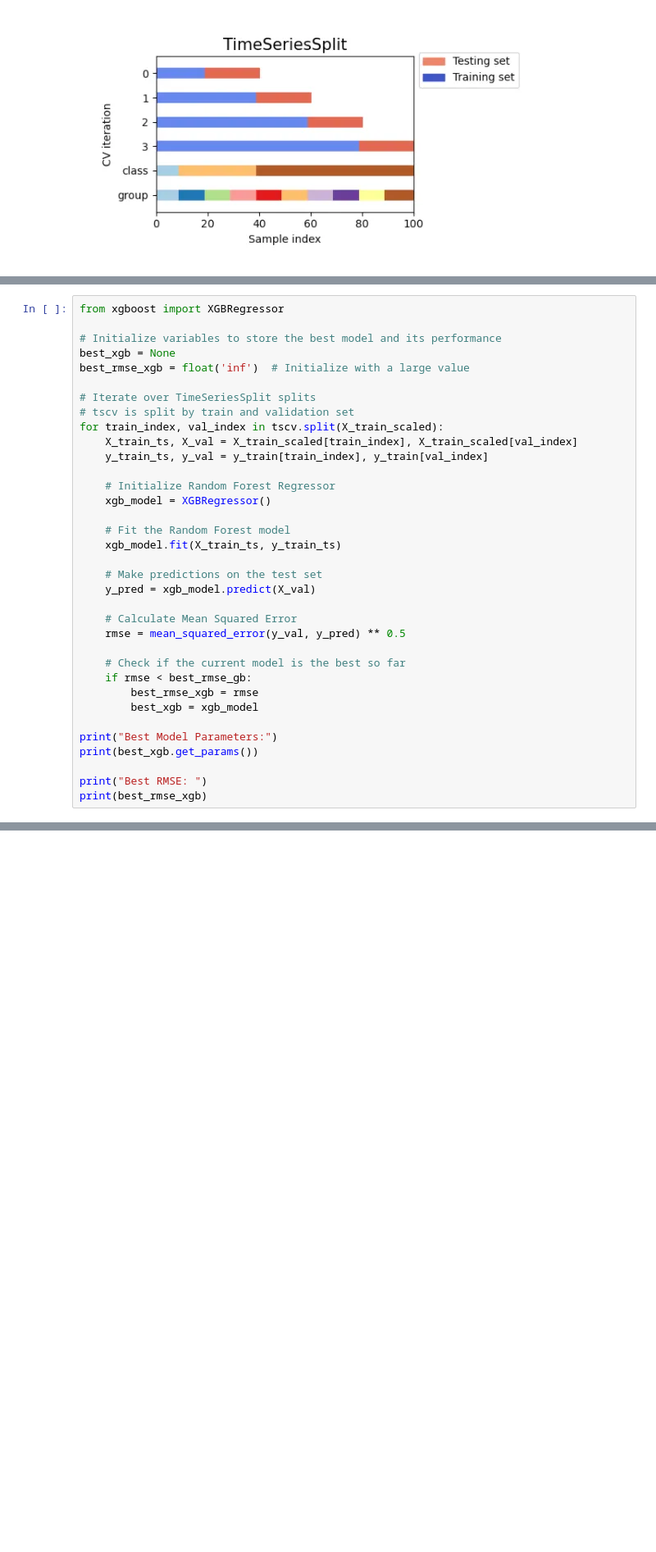
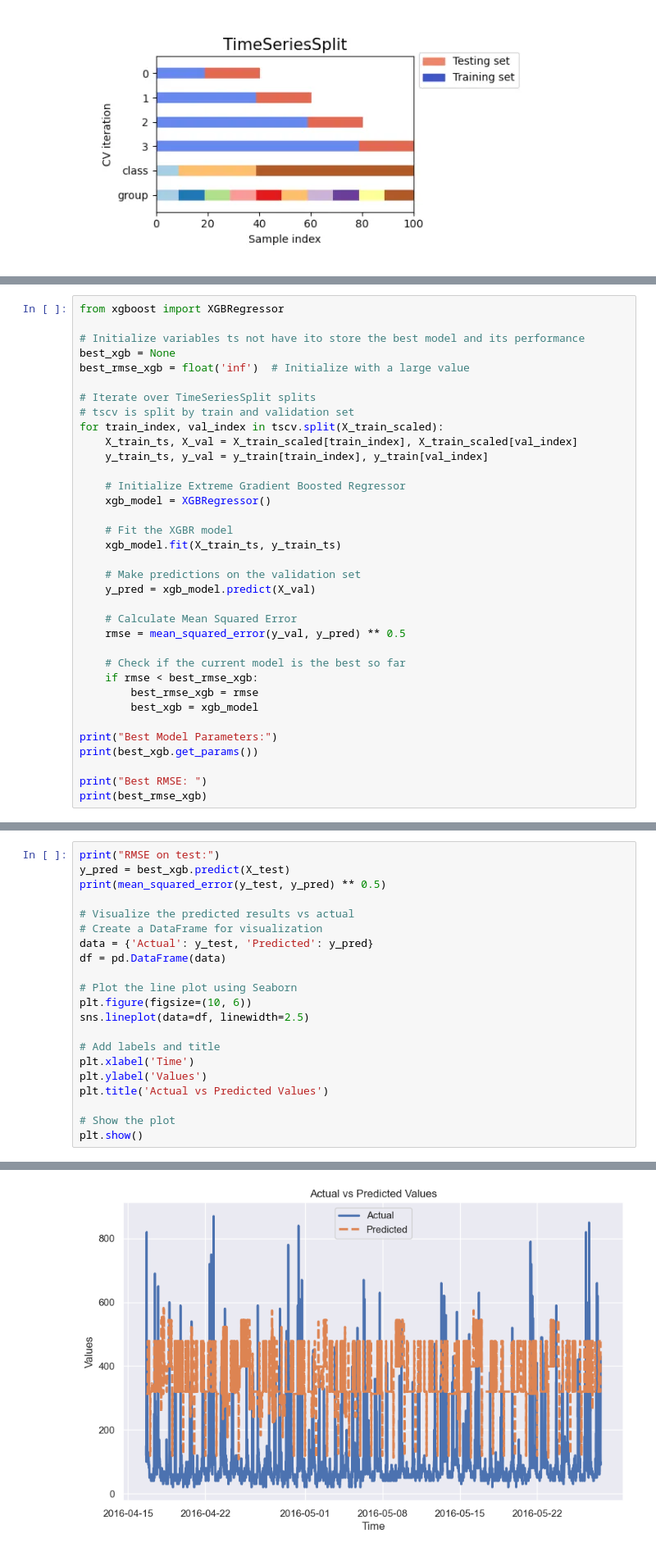
Before and after one commit to nicoataiza/CS7306-2024, a Jupyter notebook: Assignment 1/a1882443_Ataiza_assign1a.ipynb, the cells around one changed output, grey strips where cells are left out. Shown at 82% size. Drawn from its saved outputs; the diff is of its cells as text; blank space fills up the shorter version.

```diff
--- a/Assignment 1/a1882443_Ataiza_assign1a.ipynb
+++ b/Assignment 1/a1882443_Ataiza_assign1a.ipynb
@@ -562,7 +591,7 @@ Passing `palette` without assigning `hue` is deprecated and will be removed in v
 # %%
 from xgboost import XGBRegressor
 
-# Initialize variables to store the best model and its performance
+# Initialize variables ts not have ito store the best model and its performance
 best_xgb = None
 best_rmse_xgb = float('inf')  # Initialize with a large value
 
@@ -572,20 +601,20 @@ for train_index, val_index in tscv.split(X_train_scaled):
     X_train_ts, X_val = X_train_scaled[train_index], X_train_scaled[val_index]
     y_train_ts, y_val = y_train[train_index], y_train[val_index]
 
-    # Initialize Random Forest Regressor
+    # Initialize Extreme Gradient Boosted Regressor
     xgb_model = XGBRegressor()
 
-    # Fit the Random Forest model
+    # Fit the XGBR model
     xgb_model.fit(X_train_ts, y_train_ts)
 
-    # Make predictions on the test set
+    # Make predictions on the validation set
     y_pred = xgb_model.predict(X_val)
 
     # Calculate Mean Squared Error
     rmse = mean_squared_error(y_val, y_pred) ** 0.5
 
     # Check if the current model is the best so far
-    if rmse < best_rmse_gb:
+    if rmse < best_rmse_xgb:
         best_rmse_xgb = rmse
         best_xgb = xgb_model
 
@@ -627,0 +631,22 @@ xgb_model.get_params()
+# %%
+print("RMSE on test:")
+y_pred = best_xgb.predict(X_test)
+print(mean_squared_error(y_test, y_pred) ** 0.5)
+
+# Visualize the predicted results vs actual
+# Create a DataFrame for visualization
+data = {'Actual': y_test, 'Predicted': y_pred}
+df = pd.DataFrame(data)
+
+# Plot the line plot using Seaborn
+plt.figure(figsize=(10, 6))
+sns.lineplot(data=df, linewidth=2.5)
+
+# Add labels and title
+plt.xlabel('Time')
+plt.ylabel('Values')
+plt.title('Actual vs Predicted Values')
+
+# Show the plot
+plt.show()
+# %% [output]
@@ -627,0 +655 @@ xgb_model.get_params()
+[figure, added]
```
Also changed, not shown: parts of 37 cells of this notebook, 1 other file.
